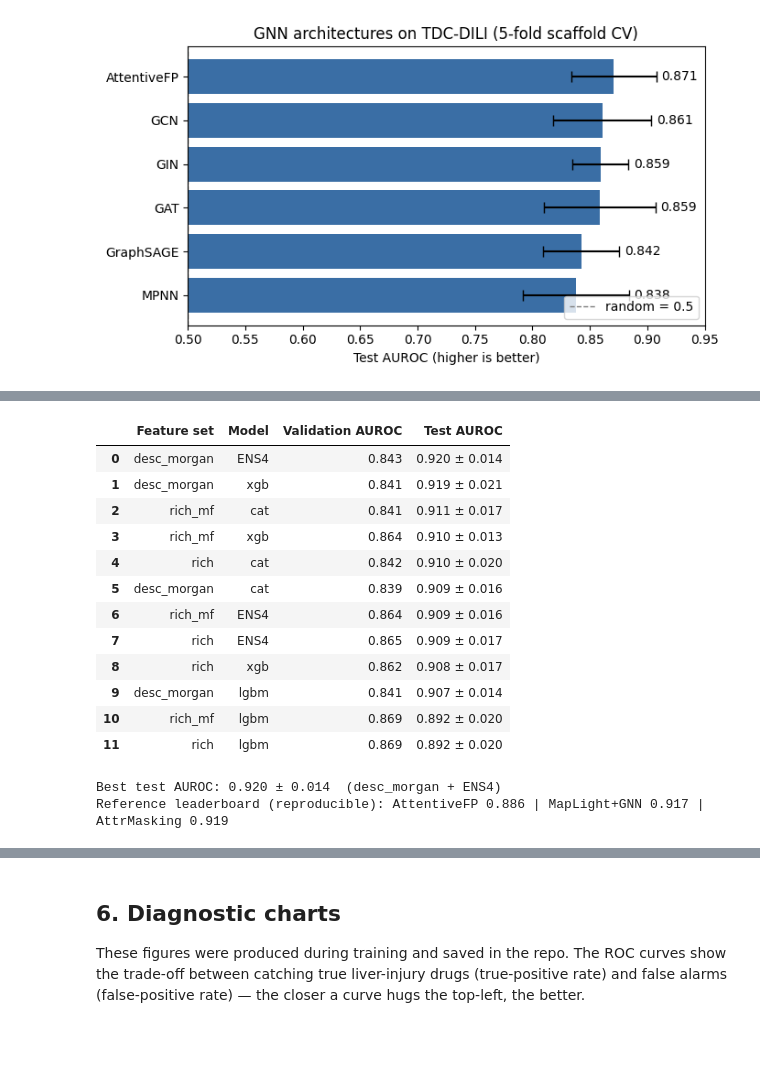
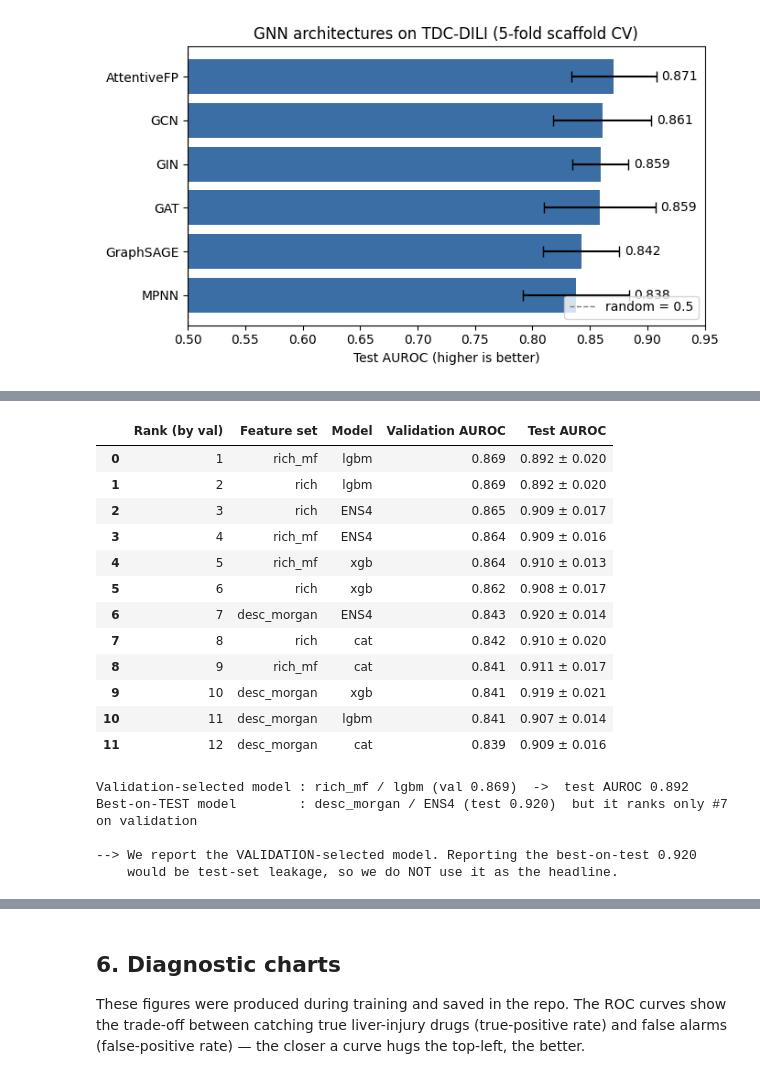
Before and after one commit to ImSifat7/Prediction-of-Drug-Induced-Liver-Injury-DILI-Using-Graph-Based-Machine-Learning-Models-, a Jupyter notebook: DILI_project_notebook.ipynb, the cells around one changed output, grey strips where cells are left out. Drawn from its saved outputs; the diff is of its cells as text; code cells hidden in the pictures; blank space fills up the shorter version.

```diff
--- a/DILI_project_notebook.ipynb
+++ b/DILI_project_notebook.ipynb
@@ -209,31 +226,42 @@ official fixed test set, across feature sets (`results/tdc_official_search.csv`)
-# %%
-off = pd.read_csv(RESULTS / "tdc_official_search.csv").sort_values("test_AUROC", ascending=False)
-
-show = pd.DataFrame({
-    "Feature set": off["feature_set"],
-    "Model": off["model"],
-    "Validation AUROC": off["val_AUROC"].round(3),
-    "Test AUROC": [f"{m:.3f} ± {s:.3f}" for m, s in zip(off.test_AUROC, off.test_std)],
-})
-display(show.reset_index(drop=True))
-
-best = off.iloc[0]
-print(f"Best test AUROC: {best.test_AUROC:.3f} ± {best.test_std:.3f}"
-      f"  ({best.feature_set} + {best.model})")
-print("Reference leaderboard (reproducible): AttentiveFP 0.886 | MapLight+GNN 0.917 | AttrMasking 0.919")
-# %% [output]
-|  | Feature set | Model | Validation AUROC | Test AUROC |
-| 0 | desc_morgan | ENS4 | 0.843 | 0.920 ± 0.014 |
-| 1 | desc_morgan | xgb | 0.841 | 0.919 ± 0.021 |
-| 2 | rich_mf | cat | 0.841 | 0.911 ± 0.017 |
-| 3 | rich_mf | xgb | 0.864 | 0.910 ± 0.013 |
-| 4 | rich | cat | 0.842 | 0.910 ± 0.020 |
-| 5 | desc_morgan | cat | 0.839 | 0.909 ± 0.016 |
-| 6 | rich_mf | ENS4 | 0.864 | 0.909 ± 0.016 |
-| 7 | rich | ENS4 | 0.865 | 0.909 ± 0.017 |
-| 8 | rich | xgb | 0.862 | 0.908 ± 0.017 |
-| 9 | desc_morgan | lgbm | 0.841 | 0.907 ± 0.014 |
-| 10 | rich_mf | lgbm | 0.869 | 0.892 ± 0.020 |
-| 11 | rich | lgbm | 0.869 | 0.892 ± 0.020 |
-Best test AUROC: 0.920 ± 0.014  (desc_morgan + ENS4)
-Reference leaderboard (reproducible): AttentiveFP 0.886 | MapLight+GNN 0.917 | AttrMasking 0.919
+# %%
+off = pd.read_csv(RESULTS / "tdc_official_search.csv")
+off = off.sort_values("val_AUROC", ascending=False).reset_index(drop=True)
+
+show = pd.DataFrame({
+    "Rank (by val)": range(1, len(off) + 1),
+    "Feature set": off["feature_set"],
+    "Model": off["model"],
+    "Validation AUROC": off["val_AUROC"].round(3),
+    "Test AUROC": [f"{m:.3f} ± {s:.3f}" for m, s in zip(off.test_AUROC, off.test_std)],
+})
+display(show)
+
+val_winner  = off.iloc[0]                                   # what we ARE allowed to pick
+test_winner = off.sort_values("test_AUROC").iloc[-1]        # best on test (NOT selectable)
+
+print(f"Validation-selected model : {val_winner.feature_set} / {val_winner.model} "
+      f"(val {val_winner.val_AUROC:.3f})  ->  test AUROC {val_winner.test_AUROC:.3f}")
+print(f"Best-on-TEST model        : {test_winner.feature_set} / {test_winner.model} "
+      f"(test {test_winner.test_AUROC:.3f})  but it ranks only "
+      f"#{int(show.loc[off['feature_set'].eq(test_winner.feature_set) & off['model'].eq(test_winner.model)].index[0]) + 1} on validation")
+print("\n--> We report the VALIDATION-selected model. Reporting the best-on-test 0.920"
+      "\n    would be test-set leakage, so we do NOT use it as the headline.")
+# %% [output]
+|  | Rank (by val) | Feature set | Model | Validation AUROC | Test AUROC |
+| 0 | 1 | rich_mf | lgbm | 0.869 | 0.892 ± 0.020 |
+| 1 | 2 | rich | lgbm | 0.869 | 0.892 ± 0.020 |
+| 2 | 3 | rich | ENS4 | 0.865 | 0.909 ± 0.017 |
+| 3 | 4 | rich_mf | ENS4 | 0.864 | 0.909 ± 0.016 |
+| 4 | 5 | rich_mf | xgb | 0.864 | 0.910 ± 0.013 |
+| 5 | 6 | rich | xgb | 0.862 | 0.908 ± 0.017 |
+| 6 | 7 | desc_morgan | ENS4 | 0.843 | 0.920 ± 0.014 |
+| 7 | 8 | rich | cat | 0.842 | 0.910 ± 0.020 |
+| 8 | 9 | rich_mf | cat | 0.841 | 0.911 ± 0.017 |
+| 9 | 10 | desc_morgan | xgb | 0.841 | 0.919 ± 0.021 |
+| 10 | 11 | desc_morgan | lgbm | 0.841 | 0.907 ± 0.014 |
+| 11 | 12 | desc_morgan | cat | 0.839 | 0.909 ± 0.016 |
+Validation-selected model : rich_mf / lgbm (val 0.869)  ->  test AUROC 0.892
+Best-on-TEST model        : desc_morgan / ENS4 (test 0.920)  but it ranks only #7 on validation
+
+--> We report the VALIDATION-selected model. Reporting the best-on-test 0.920
+    would be test-set leakage, so we do NOT use it as the headline.
```
Also changed, not shown: parts of 8 cells of this notebook, 1 other file.
